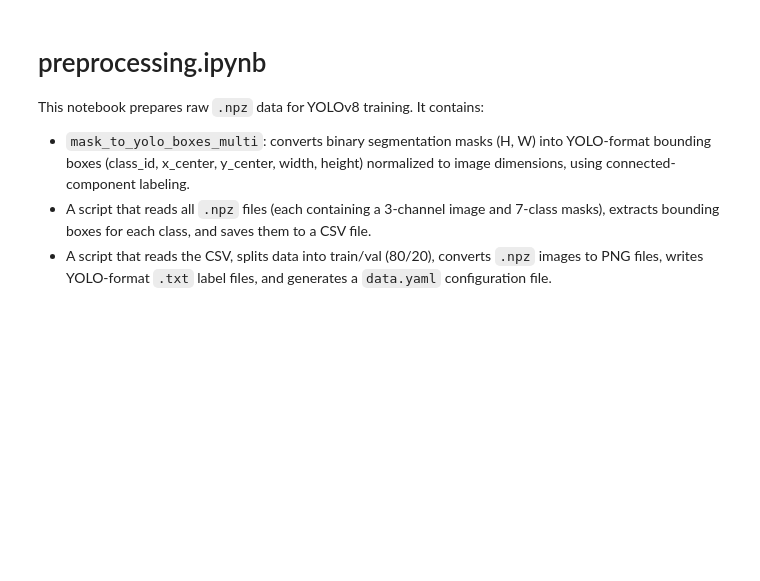
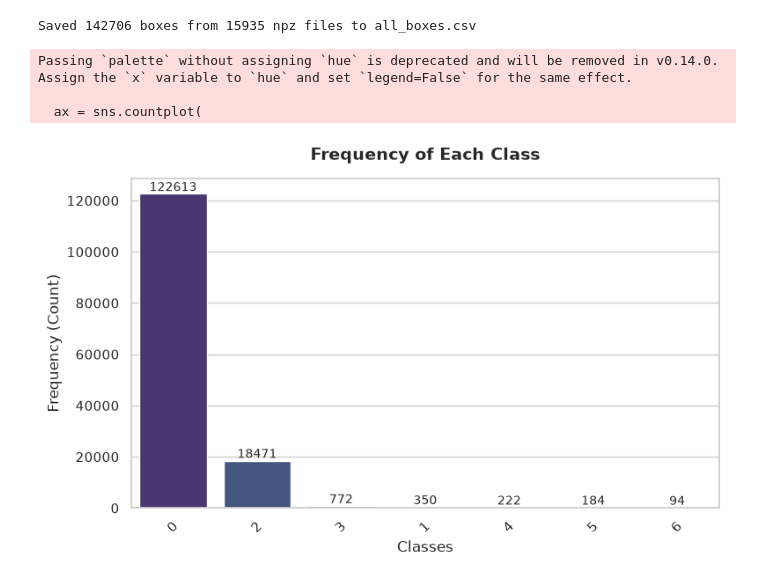
Before and after one commit to Amir-SaiediSaber/Computational-Physics-2026, a Jupyter notebook: preprocessing.ipynb, the cells around one changed output. Drawn from its saved outputs; the diff is of its cells as text; code cells hidden in the pictures; blank space fills up the shorter version.

```diff
--- a/preprocessing.ipynb
+++ b/preprocessing.ipynb
@@ -1,8 +1 @@
-# %% [markdown]
-# preprocessing.ipynb
-
-This notebook prepares raw `.npz` data for YOLOv8 training. It contains:
-- `mask_to_yolo_boxes_multi`: converts binary segmentation masks (H, W) into YOLO-format bounding boxes (class\_id, x\_center, y\_center, width, height) normalized to image dimensions, using connected-component labeling.
-- A script that reads all `.npz` files (each containing a 3-channel image and 7-class masks), extracts bounding boxes for each class, and saves them to a CSV file.
-- A script that reads the CSV, splits data into train/val (80/20), converts `.npz` images to PNG files, writes YOLO-format `.txt` label files, and generates a `data.yaml` configuration file.
 # %%
@@ -47,7 +42,7 @@ import numpy as np
 from scipy.ndimage import label  # ensure imported
 # mask_to_yolo_boxes_multi assumed defined above
 
-DATA_DIR = "/home/alireza/LCP/MAPD-B/MOON/2026/code/Computational-Physics-2026/data/MR/data/processed/tiles/marius_hills/"       # folder containing *.npz
+DATA_DIR = "/home/arch/LCPB/2026/code/Computational-Physics-2026/data/MR/data/processed/tiles/marius_hills"       # folder containing *.npz
 OUT_CSV  = "all_boxes.csv"
 
 npz_paths = glob.glob(os.path.join(DATA_DIR, "*.npz"))
@@ -61,9 +56,14 @@ for npz_path in npz_paths:
 
     _, H, W = img.shape
 
-    for class_id in range(masks.shape[0]):  # 0..6
+    for class_id in range(0,7):  # 0..6
         m = masks[class_id] > 0  # boolean
-        boxes = mask_to_yolo_boxes_multi(m, class_id, W, H)
+
+        if class_id==0:
+            boxes = mask_to_yolo_boxes_multi(m, class_id, W, H,th=100)
+        else:
+
+            boxes = mask_to_yolo_boxes_multi(m, class_id, W, H,th=300)
 
         for (cls, x_c, y_c, w, h) in boxes:
             all_rows.append([npz_path, cls, x_c, y_c, w, h])
@@ -75,3 +75,50 @@ with open(OUT_CSV, "w", newline="") as f:
     writer.writerows(all_rows)
 
 print(f"Saved {len(all_rows)} boxes from {len(npz_paths)} npz files to {OUT_CSV}")
+# %% [output]
+Saved 142706 boxes from 15935 npz files to all_boxes.csv
+# %%
+import matplotlib.pyplot as plt
+import pandas as pd
+import seaborn as sns
+
+# ۱. خواندن فایل CSV
+# نام فایل خودت را جایگزین 'your_file.csv' کن
+df = pd.read_csv("./all_boxes.csv")
+
+# تنظیم استایل نمودار برای قشنگ‌تر شدن
+sns.set_theme(style="whitegrid")
+
+# ۲. رسم نمودار فراوانی (Count Plot)
+plt.figure(figsize=(8, 5))
+# نام ستون کلاس‌ها را به جای 'class_column' بنویس
+ax = sns.countplot(
+    data=df, x="class_id", palette="viridis", order=df["class_id"].value_counts().index
+)
+
+# ۳. شخصی‌سازی و زیباسازی نمودار
+plt.title("Frequency of Each Class", fontsize=14, fontweight="bold", pad=15)
+plt.xlabel("Classes", fontsize=12)
+plt.ylabel("Frequency (Count)", fontsize=12)
+plt.xticks(rotation=45)  # اگر نام کلاس‌ها طولانی است، کمی می‌چرخند تا تداخل نداشته باشند
+
+# اضافه کردن تعداد دقیق بالای هر ستون (اختیاری اما مفید)
+for p in ax.patches:
+    ax.annotate(
+        f"{int(p.get_height())}",
+        (p.get_x() + p.get_width() / 2.0, p.get_height()),
+        ha="center",
+        va="center",
+        xytext=(0, 5),
+        textcoords="offset points",
+        fontsize=10,
+    )
+
+# نمایش نمودار
+plt.tight_layout()
+plt.savefig("l1.png")
+# %% [output]
+Passing `palette` without assigning `hue` is deprecated and will be removed in v0.14.0. Assign the `x` variable to `hue` and set `legend=False` for the same effect.
+
+  ax = sns.countplot(
+[figure, added]
```
Also changed, not shown: parts of 9 cells of this notebook.
